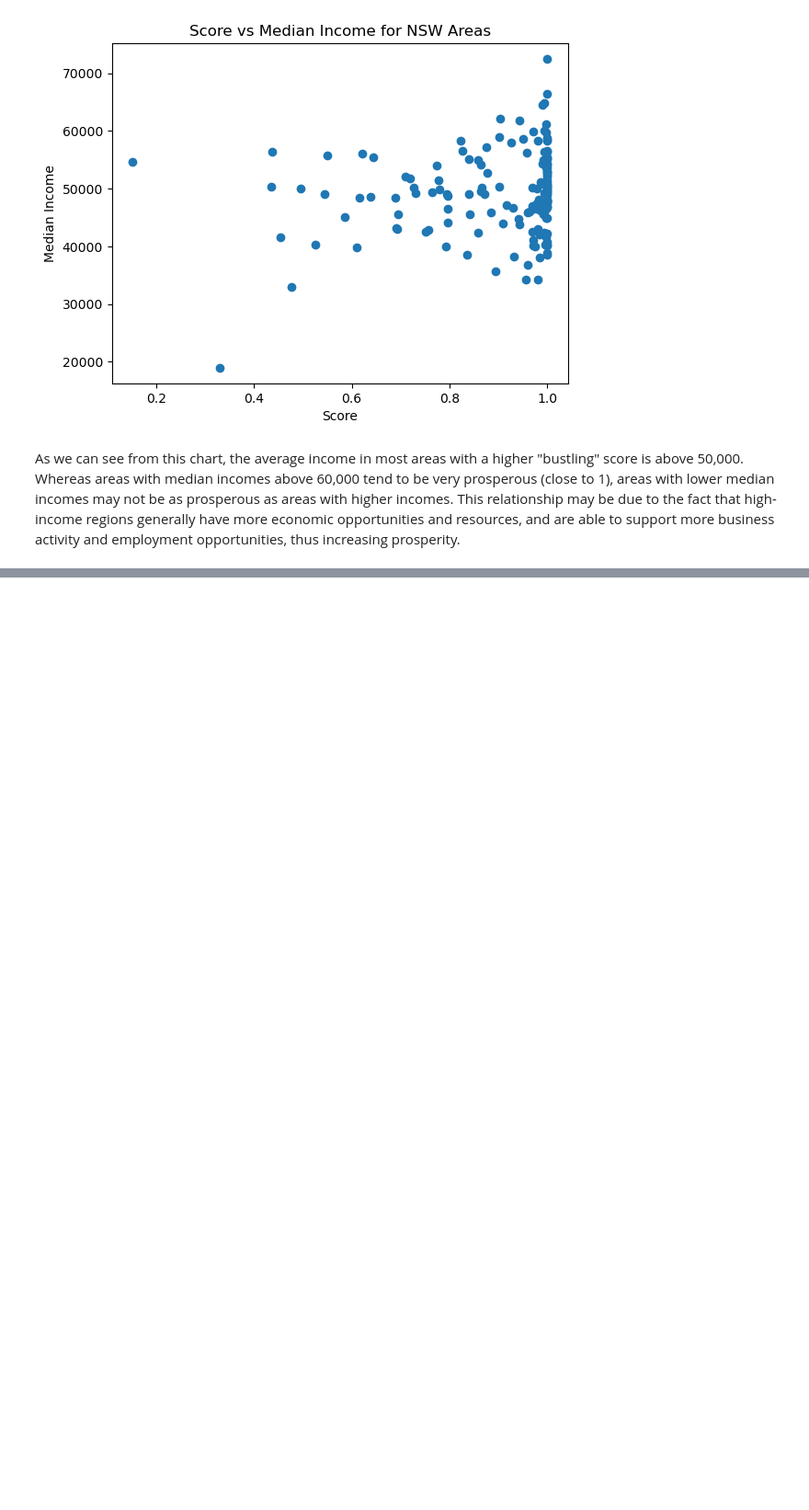
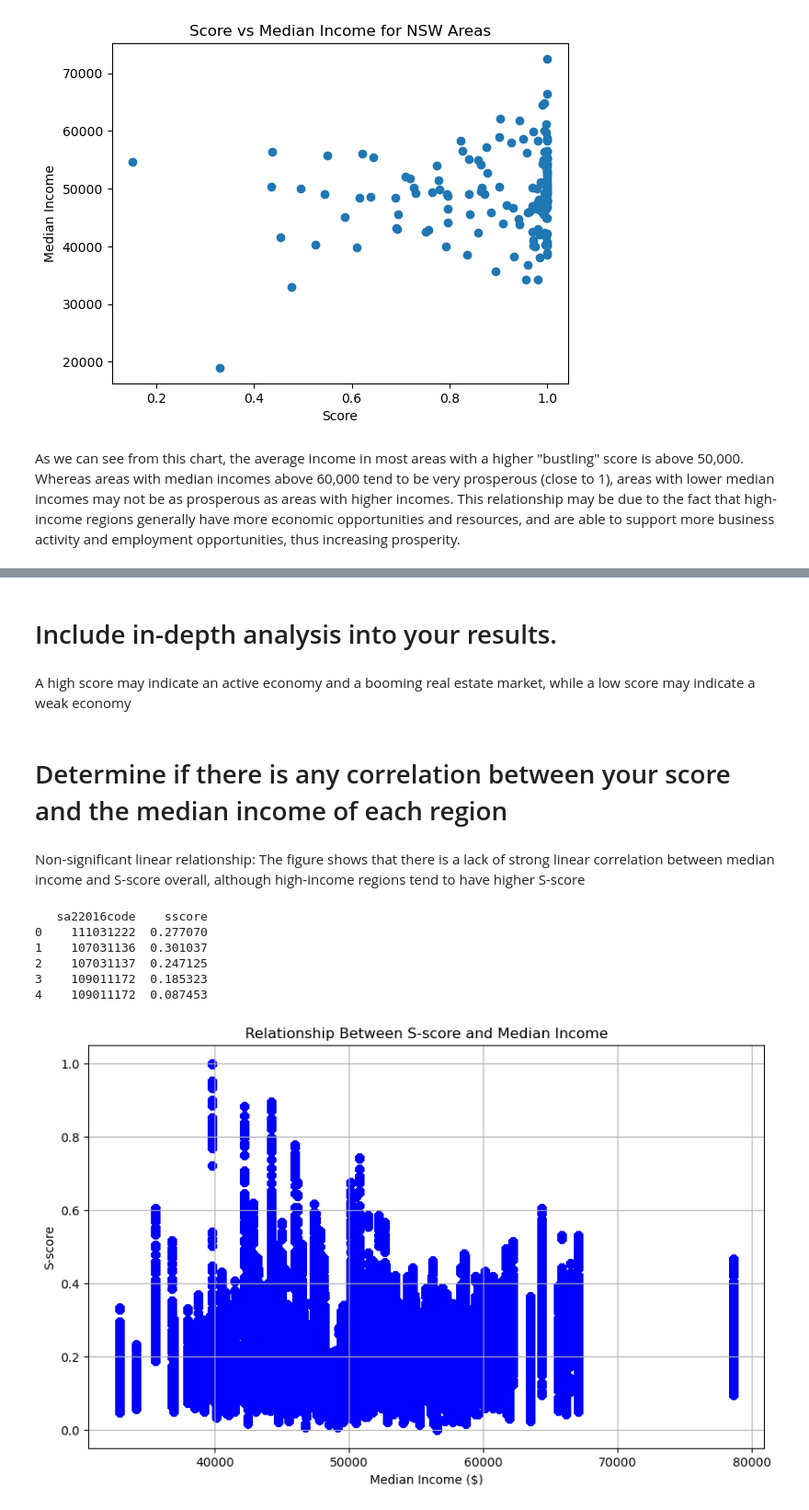
Before and after one commit to JKPegasus/DATA2001-Project, a Jupyter notebook: project/assignment.ipynb, the cells around one changed output, grey strips where cells are left out. Shown at 92% size. Saved outputs shown, nothing was run; the diff lists cells and outputs as text; code cells hidden in the pictures; blank space fills up the shorter version.

```diff
--- a/project/assignment.ipynb
+++ b/project/assignment.ipynb
@@ -861,0 +984,42 @@ As we can see from this chart, the average income in most areas with a higher "b
+# %% [markdown]
+# Include in-depth analysis into your results.
+# %% [markdown]
+A high score may indicate an active economy and a booming real estate market, while a low score may indicate a weak economy
+# %% [markdown]
+# Determine if there is any correlation between your score and the median income of each region
+# %% [markdown]
+Non-significant linear relationship: The figure shows that there is a lack of strong linear correlation between median income and S-score overall, although high-income regions tend to have higher S-score
+# %%
+query = """
+SELECT
+    p.sa22016code,
+    i.median_income
+FROM
+    property p
+JOIN
+    income i ON CAST(p.sa22016code AS VARCHAR) = CAST(i.sa2_code AS VARCHAR);
+"""
+
+# Execute the query and load into a DataFrame
+df2 = pd.read_sql(query, db)
+merged_df = pd.merge(df, df2, on='sa22016code', how='inner')
+
+# Check the first few rows of the dataframe
+print(df.head())
+
+# Create a scatter plot to visualize the relationship between S-score and median income
+plt.figure(figsize=(10, 6))
+plt.scatter(merged_df['median_income'], merged_df['sscore'], alpha=0.5, color='blue')  # alpha for transparency
+plt.title('Relationship Between S-score and Median Income')
+plt.xlabel('Median Income ($)')
+plt.ylabel('S-score')
+plt.grid(True)
+plt.show()
+# %% [output]
+   sa22016code    sscore
+0    111031222  0.277070
+1    107031136  0.301037
+2    107031137  0.247125
+3    109011172  0.185323
+4    109011172  0.087453
+[figure, added]
```
Also changed, not shown: parts of 14 cells of this notebook, 2 other files.
